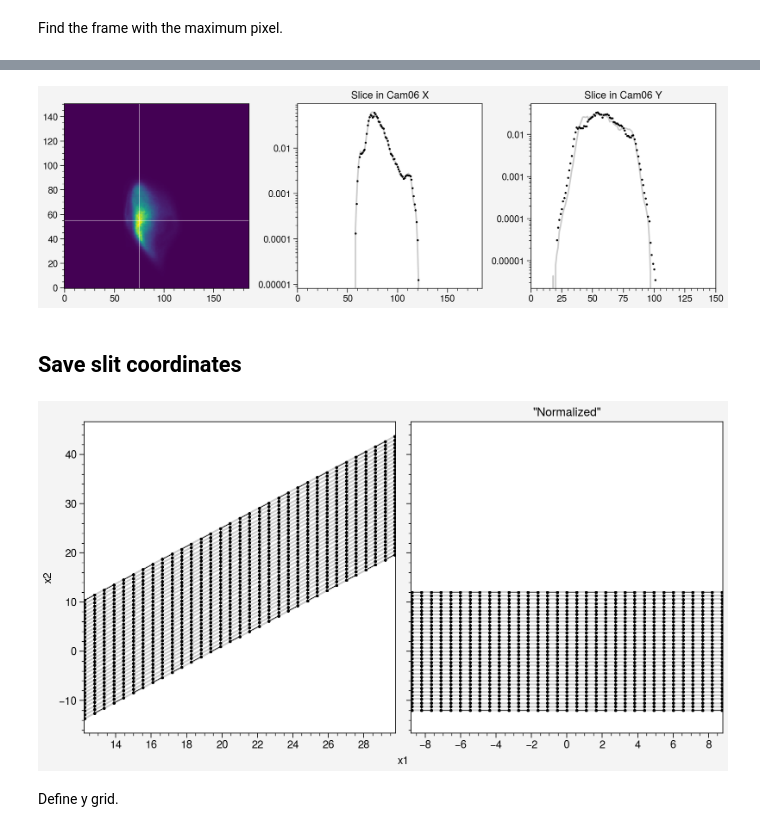
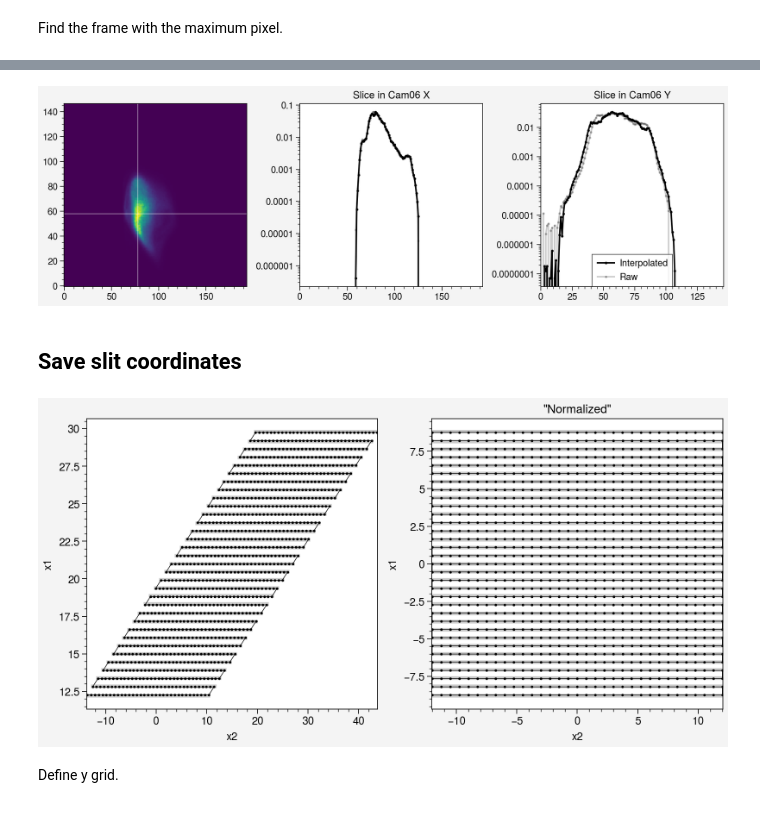
Before and after one commit to austin-hoover/analysis-sns-btf, a Jupyter notebook: scan3d/scan-xxpy-image-ypdE/scan-xxpy-image-ypdE_step1.ipynb, the cells around one changed output, grey strips where cells are left out. Saved outputs shown, nothing was run; the diff lists cells and outputs as text; code cells hidden in the pictures.

```diff
--- a/scan3d/scan-xxpy-image-ypdE/scan-xxpy-image-ypdE_step1.ipynb
+++ b/scan3d/scan-xxpy-image-ypdE/scan-xxpy-image-ypdE_step1.ipynb
@@ -92,9 +85,7 @@ All attributes:
 # %%
-acts = data_sc.dtype.names[:3]
-print('Actuators:')
-print(acts)
-
-print('Scalar diagnostics:')
-sdiag = data_sc.dtype.names[3:6]
-print(sdiag)
+cam = 'cam34'
+sdiag = ['bcm04', f'{cam}_Integral', f'{cam}_Saturation']
+acts = ['x_PositionSync', 'xp_PositionSync', 'y_PositionSync']
+print('Scalar diagnostics:', sdiag)
+print('Actuators:', acts)
 # %% [output]
@@ -309,5 +253,5 @@ x1: 33 bins
 # %%
-GV2, GV1 = np.meshgrid(GV[2], GV[1], indexing='ij')
+GV_X2_n, GV_X1_n = np.meshgrid(GV[1], GV[2], indexing='ij')
 
 fig, ax = pplt.subplots(figwidth=4.0)
 kws = dict(color='black', alpha=0.15)
@@ -537,41 +464,41 @@ kws = dict(color='white', lw=0.785, alpha=0.5)
 axes[0].axvline(col1, **kws)
 axes[0].axhline(row1, **kws)
 kws = dict(marker='.', color='black')
-for im, row, col, flag in zip([arr3d[max2], im3d[max1]], [row2, row1], [col2, col1], [True, False]):
-    if flag:
-        kws['alpha'] = 1.0
-        kws['lw'] = 0.0
-        kws['ms'] = 2.0
-    else:
+for im, row, col, label in zip([arr3d[max2], im3d[max1]], [row2, row1], [col2, col1], ['Interpolated', 'Raw']):
+    if label == 'Raw':
         kws['alpha'] = 0.2
         kws['lw'] = None
-        kws['ms'] = 0.0
-    axes[1].plot(im[row, :] / np.sum(im[row, :]), **kws)
-    axes[2].plot(im[:, col] / np.sum(im[:, col]), **kws)
+        kws['ms'] = 3.0
+    elif label == 'Interpolated':
+        kws['alpha'] = 1.0
+        kws['lw'] = None
+        kws['ms'] = 3.0
+    axes[1].plot(im[row, :] / np.sum(im[row, :]), label=label, **kws)
+    axes[2].plot(im[:, col] / np.sum(im[:, col]), label=label, **kws)
+axes[2].legend(ncols=1)
 axes[1].set_title('Slice in Cam06 X')
 axes[2].set_title('Slice in Cam06 Y')
 axes[1:].format(yscale='log')
+plt.show()
 # %% [output]
-[figure, old version]
+[figure, new version]
 # %% [markdown]
 ## Save slit coordinates
 # %%
 # ordering: y, xp, x
-xp_x_n = np.vstack([GV1.ravel(), GV2.ravel()]).T
-xp_x = utils.apply(M[1:, 1:], xp_x_n) + center[1:]
-GV_XP_n = xp_x_n[:, 0].reshape(GV1.shape)
-GV_X_n = xp_x_n[:, 1].reshape(GV2.shape)
-GV_XP = xp_x[:, 0].reshape(GV1.shape)
-GV_X = xp_x[:, 1].reshape(GV2.shape)
+x2_x1_n = np.vstack([GV_X2_n.ravel(), GV_X1_n.ravel()]).T
+x2_x1 = utils.apply(M[1:, 1:], x2_x1_n) + center[1:]
+GV_X2 = x2_x1[:, 0].reshape(GV_X2_n.shape)
+GV_X1 = x2_x1[:, 1].reshape(GV_X1_n.shape)
 
-fig, axes = pplt.subplots(ncols=2, figwidth=8)
-for ax, (g1, g2), pts in zip(axes, [(GV_X, GV_XP), (GV_X_n, GV_XP_n)], [act_pts, act_pts_n]):
-    ax.plot(g1[:], g2[:], color='black', alpha=0.2)
-    ax.plot(pts[:, 2], pts[:, 1], color='black', marker='.', ms=3, lw=0.5)
-axes.format(xlabel='x1', ylabel='x2')
+fig, axes = pplt.subplots(ncols=2, figwidth=8, sharey=False, sharex=False)
+for ax, (grid1, grid2), pts in zip(axes, [(GV_X2, GV_X1), (GV_X2_n, GV_X1_n)], [act_pts, act_pts_n]):
+    ax.plot(grid1[:], grid2[:], color='black', alpha=0.2, lw=3)
+    ax.plot(pts[:, 1], pts[:, 2], color='black', marker='.', ms=2, lw=0.5)
+axes.format(xlabel='x2', ylabel='x1')
 axes[1].format(title='"Normalized"')
 # %% [output]
-[figure, old version]
+[figure, new version]
 # %% [markdown]
 Define y grid.
 # %%
```
Also changed, not shown: parts of 40 cells of this notebook, 3 other files.
